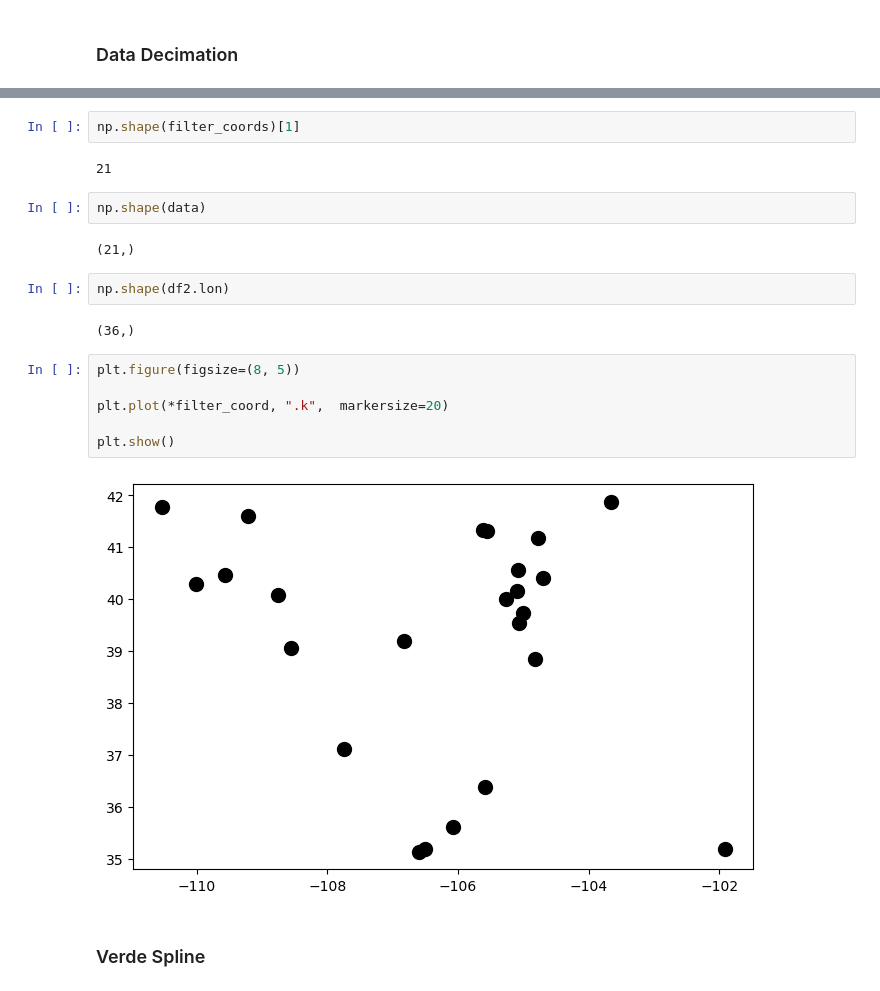
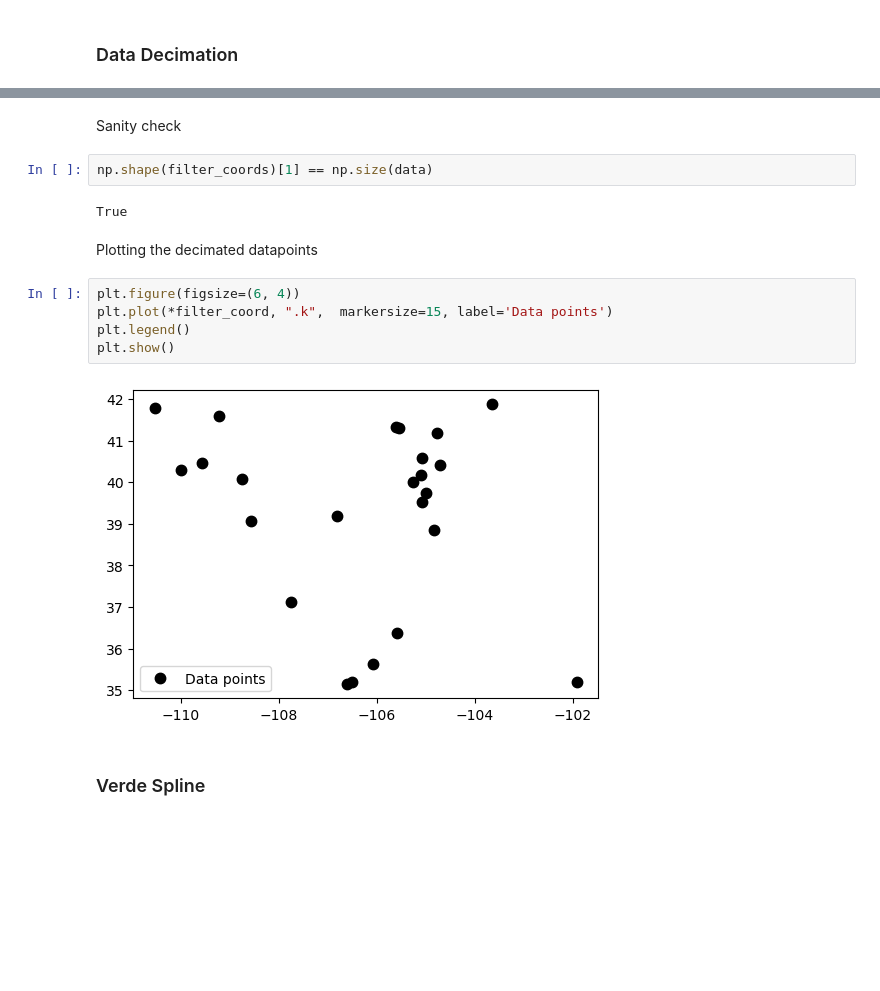
Before and after one commit to ThomasMGeo/grid_explore, a Jupyter notebook: verde_intro.ipynb, the cells around one changed output, grey strips where cells are left out. Saved outputs shown, nothing was run; the diff lists cells and outputs as text; blank space fills up the shorter version.

Commit message:
small cleanup update
Small update, moved data file into data folder

```diff
--- a/verde_intro.ipynb
+++ b/verde_intro.ipynb
@@ -165,23 +164,18 @@ filter_coords, filter_data = reducer.filter(
+# %% [markdown]
+Sanity check
 # %%
-np.shape(filter_coords)[1]
+np.shape(filter_coords)[1] == np.size(data)
 # %% [output]
-21
+True
-# %%
-np.shape(data)
-# %% [output]
-(21,)
-# %%
-np.shape(df2.lon)
-# %% [output]
-(36,)
+# %% [markdown]
+Plotting the decimated datapoints
 # %%
-plt.figure(figsize=(8, 5))
-
-plt.plot(*filter_coord, ".k",  markersize=20)
-
+plt.figure(figsize=(6, 4))
+plt.plot(*filter_coord, ".k",  markersize=15, label='Data points')
+plt.legend()
 plt.show()
 # %% [output]
-[figure, old version]
+[figure, new version]
 # %% [markdown]
 ### Verde Spline
 # %%
```
Also changed, not shown: parts of 6 cells of this notebook, 3 other files.
